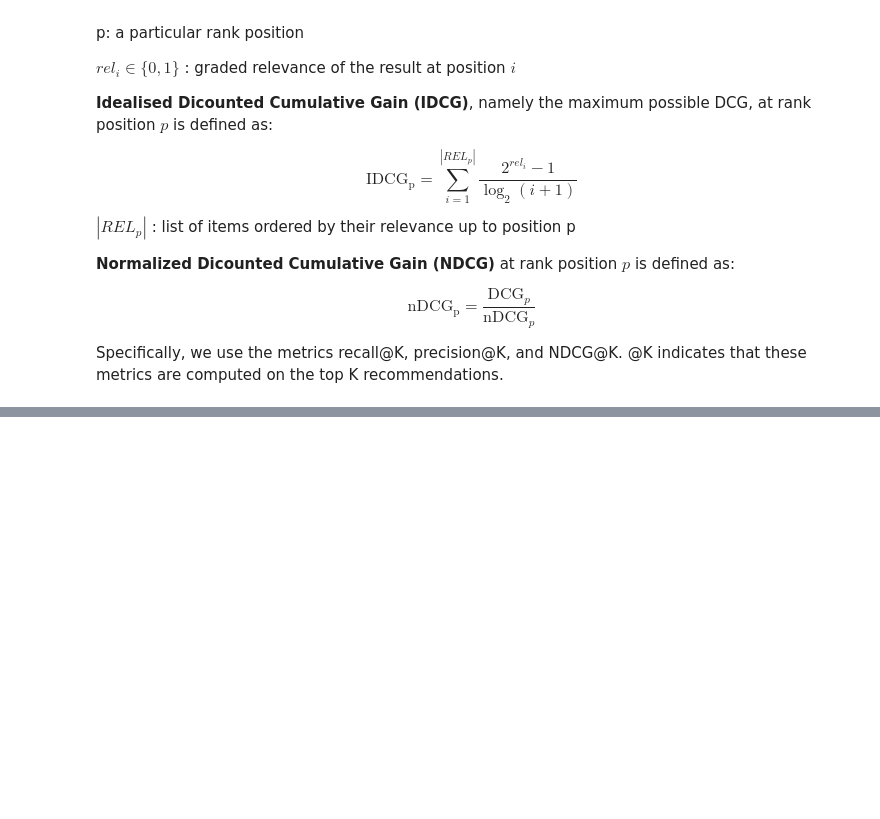
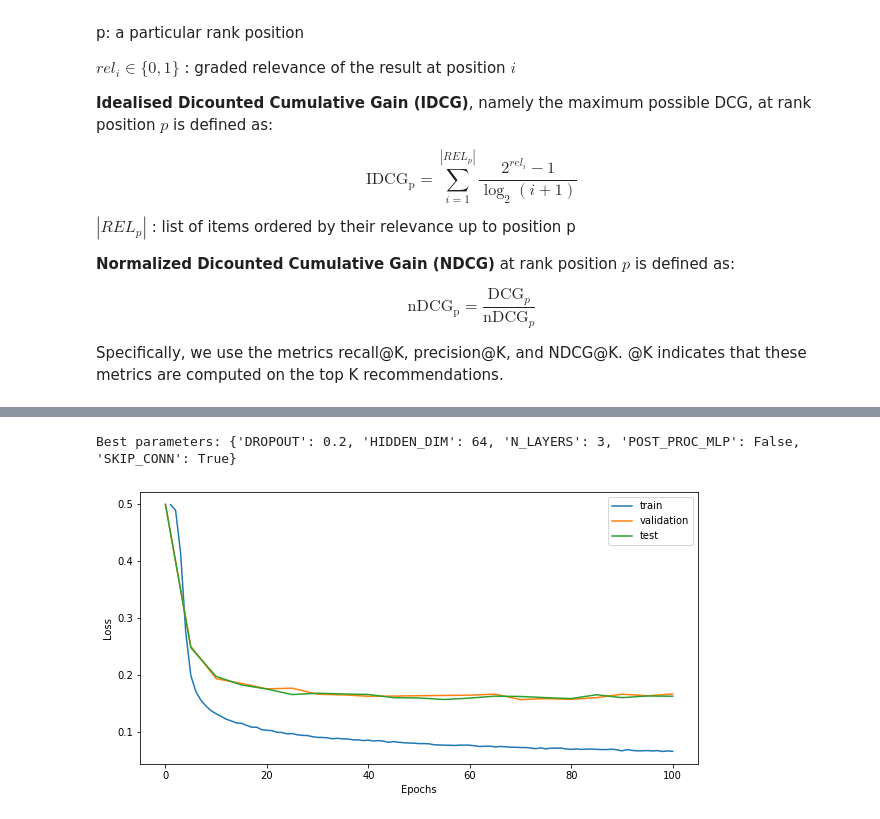
Before and after one commit to urbinaticri/GraphNeuralNetworks, a Jupyter notebook: Recommendation System/Movie Recommendation with LightGCN.ipynb, the cells around one changed output, grey strips where cells are left out. Cells and saved outputs as stored; diff of their text form; code cells hidden in the pictures; blank space fills up the shorter version.

```diff
--- a/Recommendation System/Movie Recommendation with LightGCN.ipynb
+++ b/Recommendation System/Movie Recommendation with LightGCN.ipynb
@@ -358,0 +253,3 @@ def nll_loss(users_emb_final, users_emb_0, pos_items_emb_final, pos_items_emb_0,
+# %%
+test_df['user_id_idx'] = le_user.transform(test_df['user_id'].values)
+test_df['item_id_idx'] = le_item.transform(test_df['item_id'].values)
@@ -698,0 +560,31 @@ title: Memento (2000), genres: Mystery|Thriller
+# %%
+def sample_mini_batch(batch_size, edge_index):
+
+    def sample_neg(x):
+        while True:
+            neg_id = random.randint(0, n_items - 1)
+            if neg_id not in x:
+                return neg_id
+
+    data = pd.DataFrame(edge_index.cpu().numpy().T, columns=["user_id_idx", "item_id_idx"]).astype("long")
+    interected_items_df = data.groupby('user_id_idx')['item_id_idx'].apply(list).reset_index()
+    indices = [x for x in range(n_users)]
+
+    if n_users < batch_size:
+        users = [random.choice(indices) for _ in range(batch_size)]
+    else:
+        users = random.sample(indices, batch_size)
+    users.sort()
+    users_df = pd.DataFrame(users,columns = ['users'])
+
+    interected_items_df = pd.merge(interected_items_df, users_df, how = 'right', left_on = 'user_id_idx', right_on = 'users')
+    pos_items = interected_items_df['item_id_idx'].apply(lambda x : random.choice(x)).values
+    neg_items = interected_items_df['item_id_idx'].apply(lambda x: sample_neg(x)).values
+
+    return (
+        torch.LongTensor(list(users)).to(device),
+        torch.LongTensor(list(pos_items)).to(device),
+        torch.LongTensor(list(neg_items)).to(device)
+    )
+
+sample_mini_batch(1024, train_edge_index)
@@ -698,0 +703,16 @@ title: Memento (2000), genres: Mystery|Thriller
+# %%
+print(f'Best parameters: {best_parameters}')
+# %% [output]
+Best parameters: {'DROPOUT': 0.2, 'HIDDEN_DIM': 64, 'N_LAYERS': 3, 'POST_PROC_MLP': False, 'SKIP_CONN': True}
+# %%
+plt.figure(figsize=(10,5))
+plt.plot(np.arange(1, EPOCHS+1), best_model_history['loss'], label="train")
+plt.plot(np.arange(0, EPOCHS+1, EVAL_STEPS), best_model_history['val_loss'], label="validation")
+plt.plot(np.arange(0, EPOCHS+1, EVAL_STEPS), best_model_history['test_loss'], label="test")
+
+plt.xlabel('Epochs')
+plt.ylabel('Loss')
+plt.legend(loc='upper right')
+plt.show()
+# %% [output]
+[figure, added]
```
Also changed, not shown: parts of 69 cells of this notebook, 4 other files.
